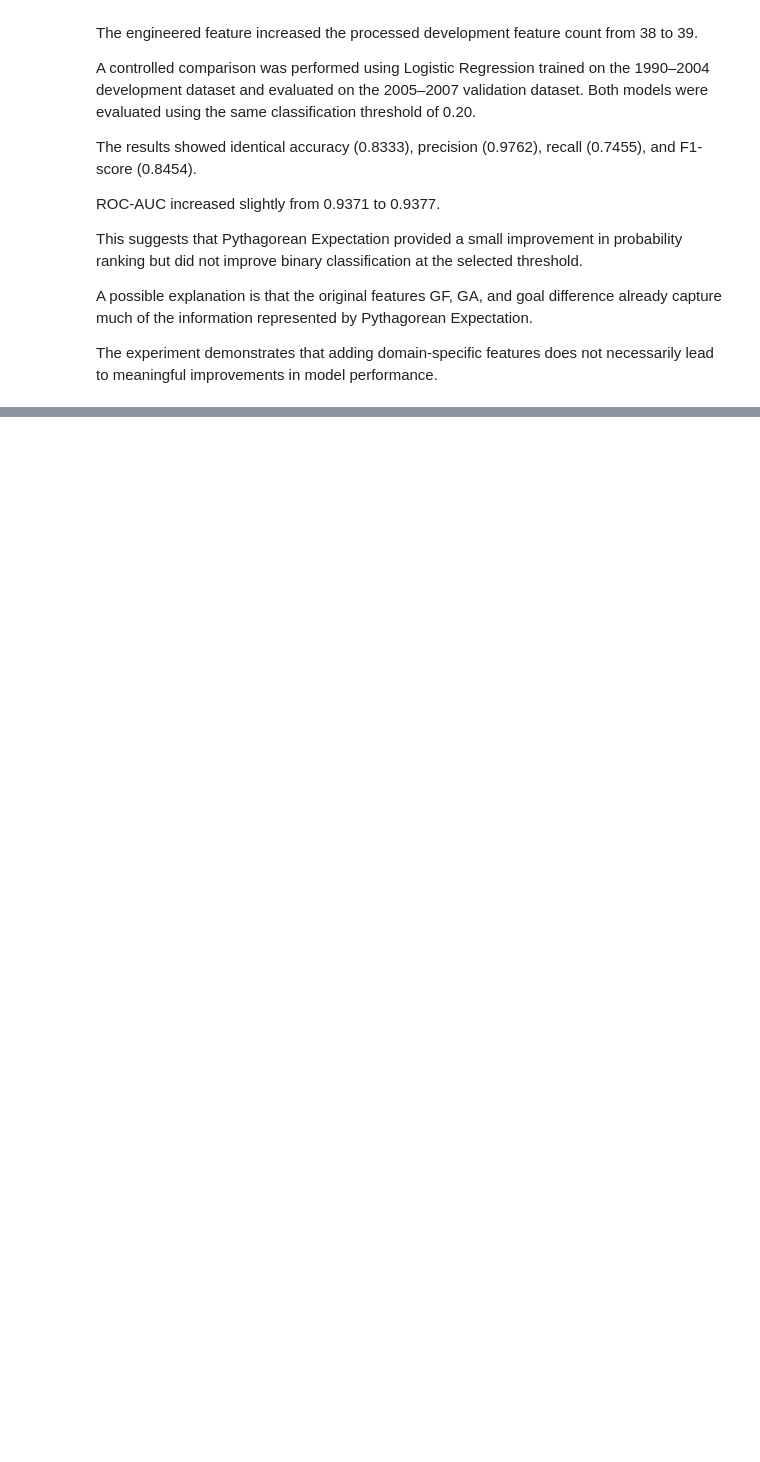
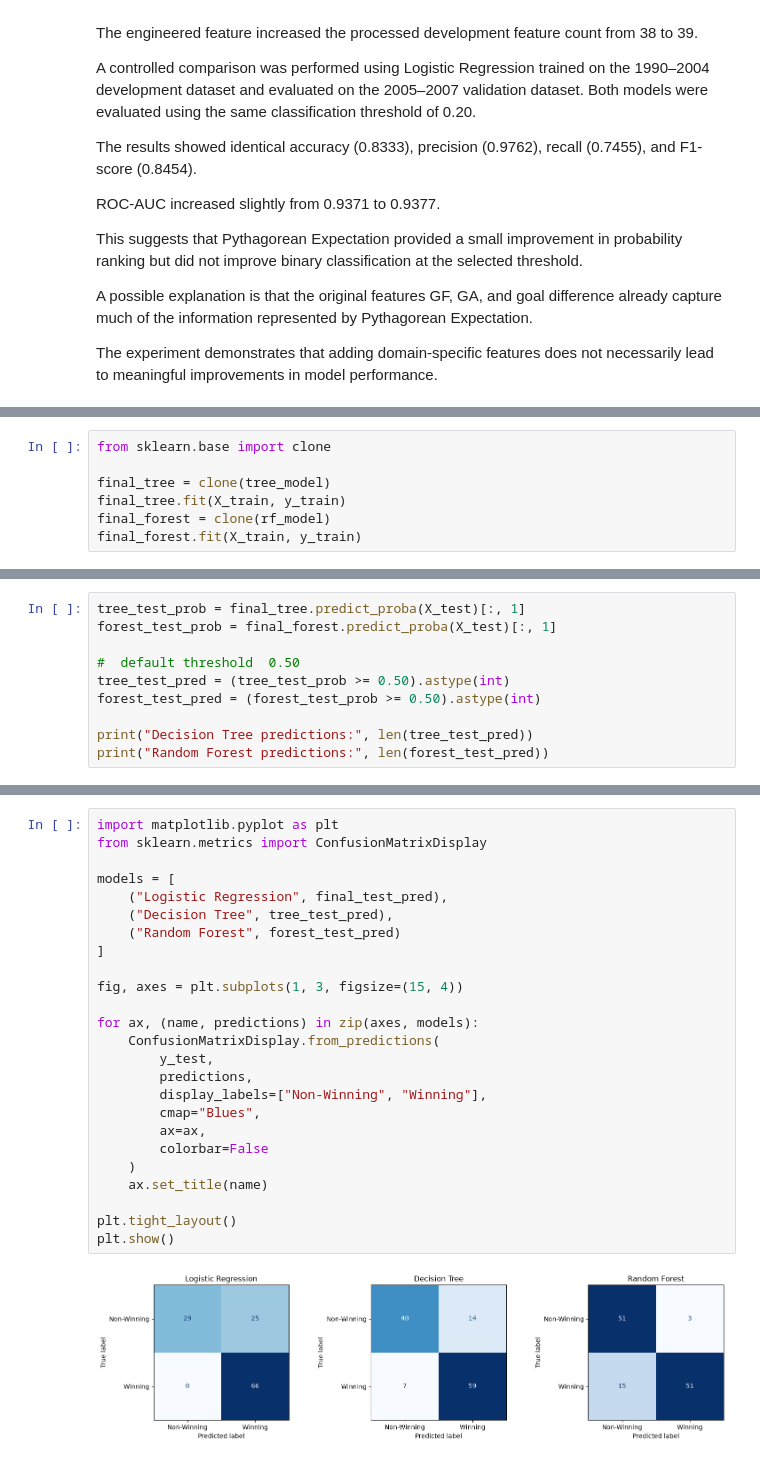
Before and after one commit to Maazakhann/Hockey-Team-Performance-Analysis, a Jupyter notebook: notebooks/03_classification.ipynb, the cells around one changed output, grey strips where cells are left out. Cells and saved outputs as stored; diff of their text form; blank space fills up the shorter version.

```diff
--- a/notebooks/03_classification.ipynb
+++ b/notebooks/03_classification.ipynb
@@ -1328,0 +1478,7 @@ The experiment demonstrates that adding domain-specific features does not necess
+# %%
+from sklearn.base import clone
+
+final_tree = clone(tree_model)
+final_tree.fit(X_train, y_train)
+final_forest = clone(rf_model)
+final_forest.fit(X_train, y_train)
@@ -1328,0 +1499,10 @@ The experiment demonstrates that adding domain-specific features does not necess
+# %%
+tree_test_prob = final_tree.predict_proba(X_test)[:, 1]
+forest_test_prob = final_forest.predict_proba(X_test)[:, 1]
+
+#  default threshold  0.50
+tree_test_pred = (tree_test_prob >= 0.50).astype(int)
+forest_test_pred = (forest_test_prob >= 0.50).astype(int)
+
+print("Decision Tree predictions:", len(tree_test_pred))
+print("Random Forest predictions:", len(forest_test_pred))
@@ -1328,0 +1561,27 @@ The experiment demonstrates that adding domain-specific features does not necess
+# %%
+import matplotlib.pyplot as plt
+from sklearn.metrics import ConfusionMatrixDisplay
+
+models = [
+    ("Logistic Regression", final_test_pred),
+    ("Decision Tree", tree_test_pred),
+    ("Random Forest", forest_test_pred)
+]
+
+fig, axes = plt.subplots(1, 3, figsize=(15, 4))
+
+for ax, (name, predictions) in zip(axes, models):
+    ConfusionMatrixDisplay.from_predictions(
+        y_test,
+        predictions,
+        display_labels=["Non-Winning", "Winning"],
+        cmap="Blues",
+        ax=ax,
+        colorbar=False
+    )
+    ax.set_title(name)
+
+plt.tight_layout()
+plt.show()
+# %% [output]
+[figure, added]
```
Also changed, not shown: parts of 18 cells of this notebook.
